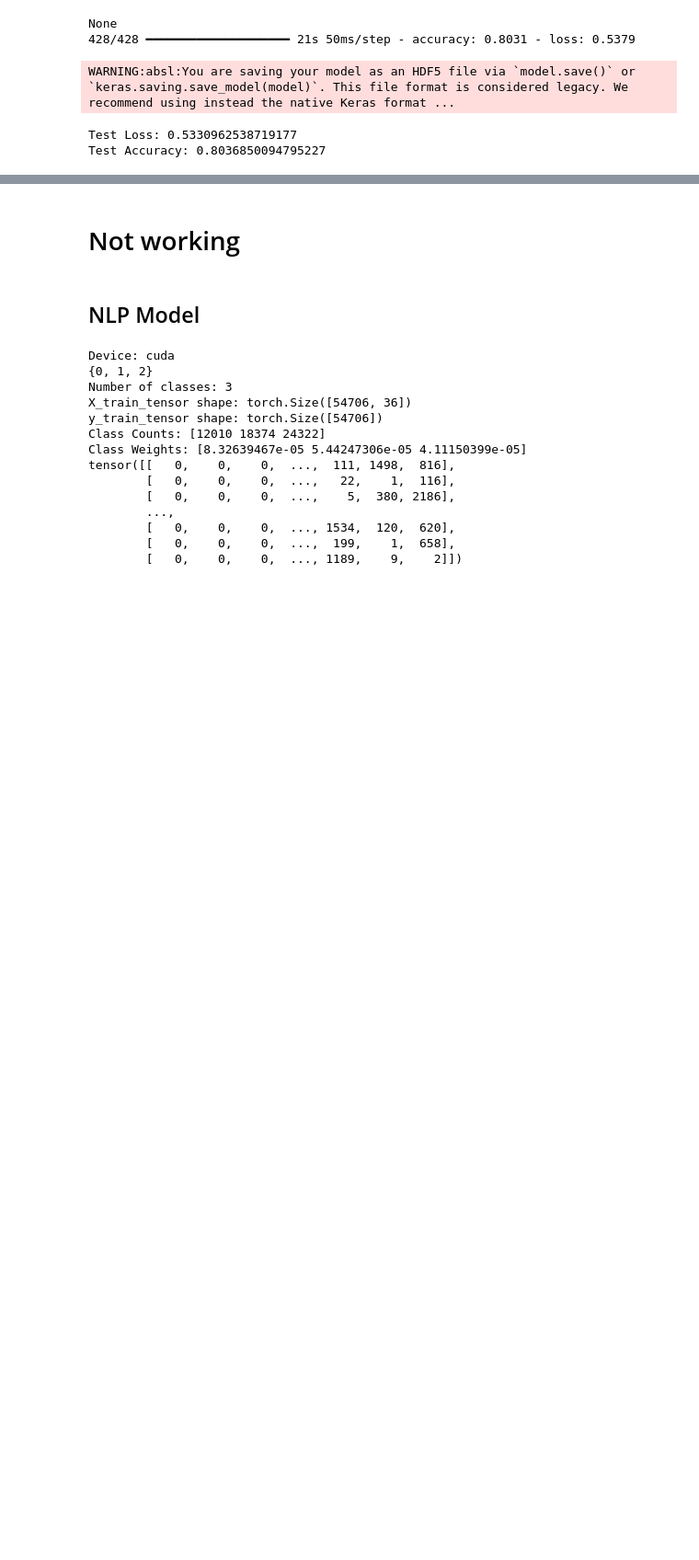
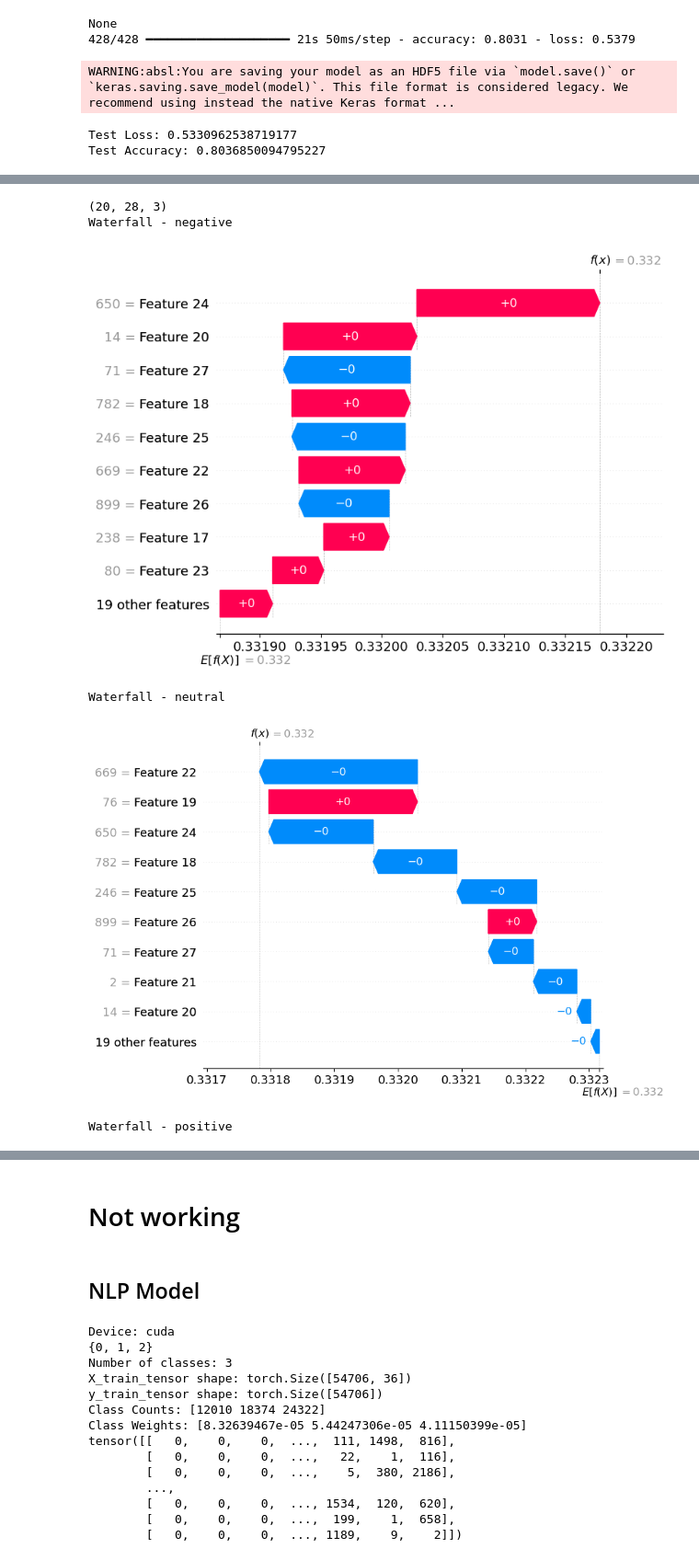
Before and after one commit to BKonopka123/MIO_project_nlp_shap, a Jupyter notebook: MIO_Projekt.ipynb, the cells around one changed output, grey strips where cells are left out. Shown at 92% size. Drawn from its saved outputs; the diff is of its cells as text; code cells hidden in the pictures; blank space fills up the shorter version.

Commit message:
shap - not working

```diff
--- a/MIO_Projekt.ipynb
+++ b/MIO_Projekt.ipynb
@@ -286,9 +282,10 @@ WARNING:absl:You are saving your model as an HDF5 file via `model.save()` or `ke
 Test Loss: 0.5330962538719177
 Test Accuracy: 0.8036850094795227
 # %%
-model = load_model('model_test.h5')
+# model = load_model('model_test.h5')
 
 tokenizer = Tokenizer(num_words = vocab_size, split=' ')
+
 
 readTrump = pd.read_csv('realdonaldtrump.csv')
 
@@ -303,15 +300,16 @@ readTrump = readTrump.drop_duplicates(subset=['content'])
 readTrump = readTrump.dropna(subset=['content'])
 readTrump.drop(["id","link","date","retweets","favorites","mentions","hashtags"], axis=1, inplace=True)
 readTrump.to_csv('clearTrump.csv', index=False)
-tokenizer.fit_on_texts(data['text'].values)
-train_tokens = tokenizer.texts_to_sequences(data['text'].values)
+tokenizer.fit_on_texts(readTrump['content'].values)
+train_tokens = tokenizer.texts_to_sequences(readTrump['content'].values)
 X = pad_sequences(train_tokens, maxlen=28)
 
-K = 20
+K1 = 50
+K2 = 20
 
-background = X[:K]
+background = X[:K1]
 
 explainer=shap.Explainer(model.predict, background, output_names=['negative', 'neutral', 'positive'])
 X = np.array(X)
-shap_values=explainer(X[:K])
+shap_values=explainer(X[:K2])
 # %% [output]
@@ -474,0 +546,16 @@ TypeError: object of type 'numpy.float64' has no len()
+# %%
+print(shap_values.shape)
+
+print("Waterfall - negative")
+shap.plots.waterfall(shap_values[0,:,0])
+print("Waterfall - neutral")
+shap.plots.waterfall(shap_values[0,:,1])
+print("Waterfall - positive")
+shap.plots.waterfall(shap_values[0,:,2])
+# %% [output]
+(20, 28, 3)
+Waterfall - negative
+[figure, added]
+Waterfall - neutral
+[figure, added]
+Waterfall - positive
```
Also changed, not shown: parts of 7 cells of this notebook, 4 other files.
